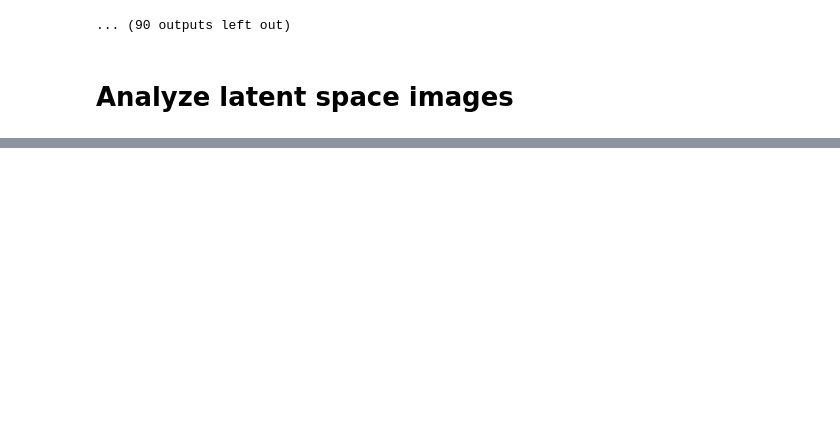
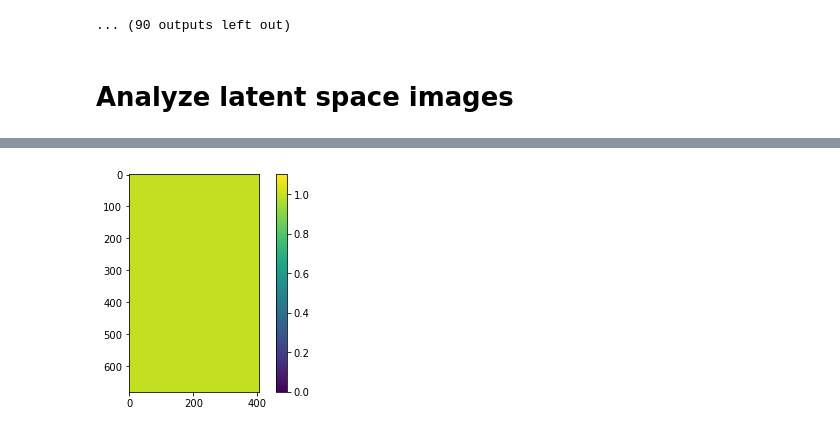
Before and after one commit to arya1080/spectral_autoencoder, a Jupyter notebook: initial_spectral_autoencoder.ipynb, the cells around one changed output, grey strips where cells are left out. Drawn from its saved outputs; the diff is of its cells as text; code cells hidden in the pictures; blank space fills up the shorter version.

```diff
--- a/initial_spectral_autoencoder.ipynb
+++ b/initial_spectral_autoencoder.ipynb
@@ -276,0 +293,19 @@ Epoch: 12       Training Loss: 0.020341
+# %%
+# test
+images = img_stack[1]
+images = images[None, :]
+image_x_p = torch.permute(images, (0, 3, 1, 2))
+image_x_p = image_x_p.to(device)
+optimizer.zero_grad()
+#outputs = model(image_x_p)
+z = model.forward_enc(image_x_p)
+
+z.shape
+
+zsum = torch.sum(z,1)
+
+plt.imshow( zsum.detach().cpu().numpy().squeeze(),vmin=0., vmax=1.1 )
+plt.colorbar()
+plt.show()
+# %% [output]
+[figure, added]
```
Also changed, not shown: parts of 8 cells of this notebook.
